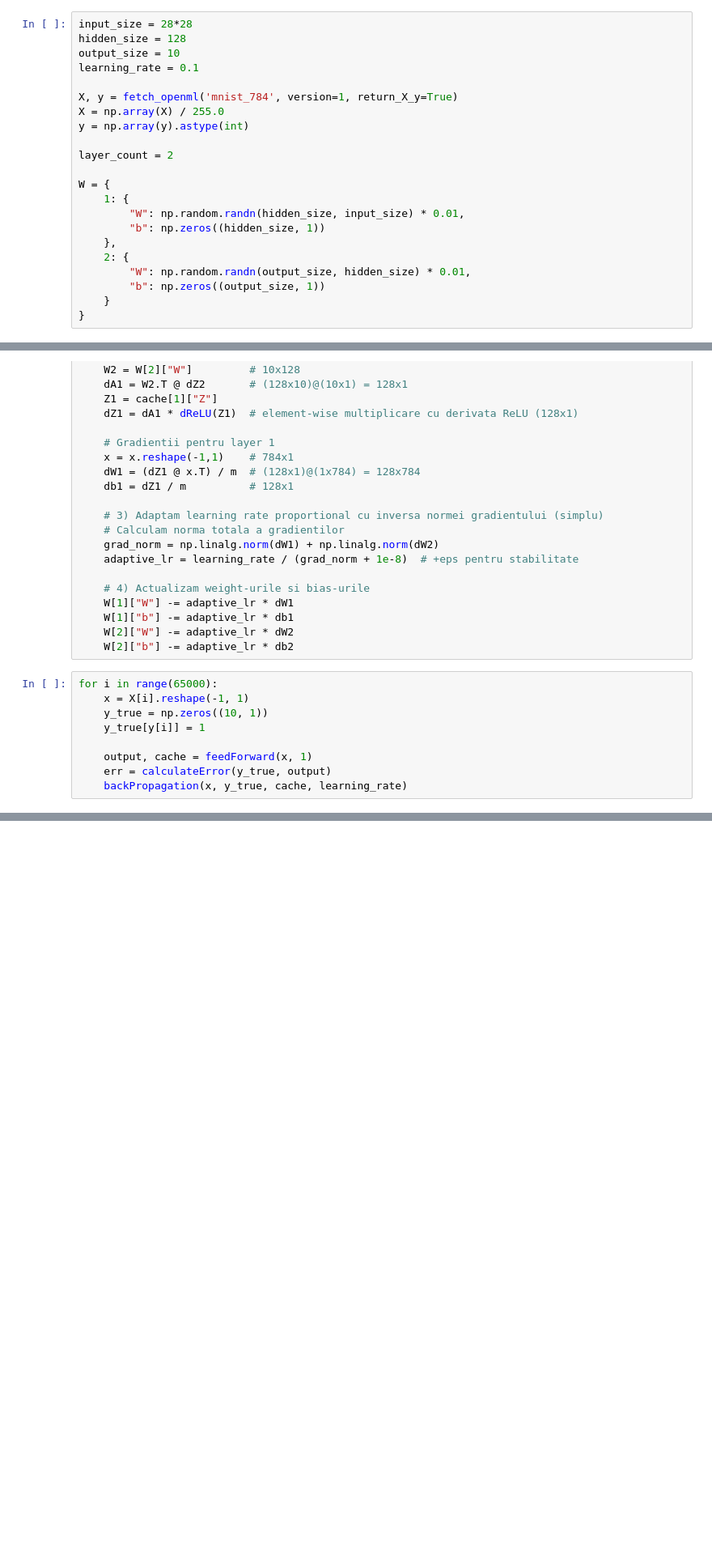
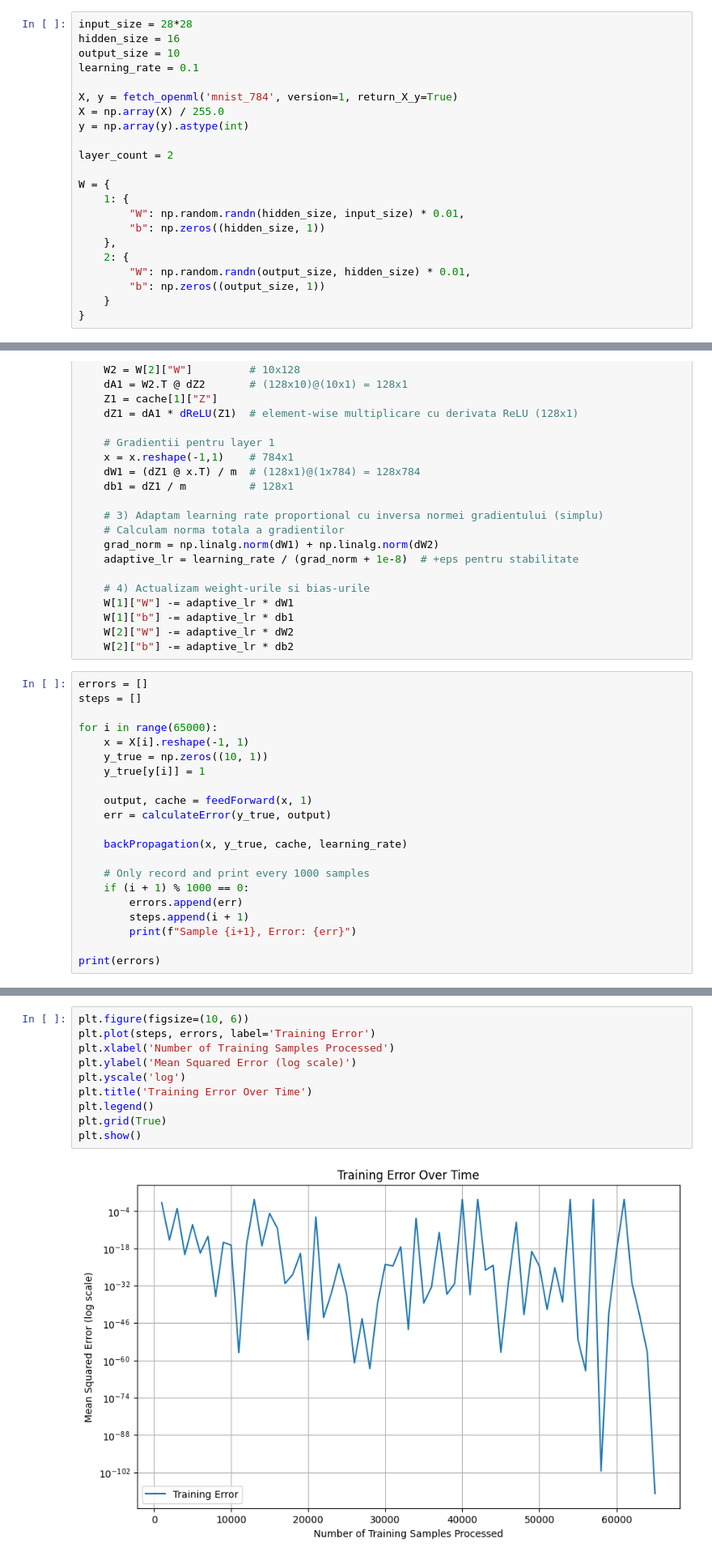
Before and after one commit to VictorINT/LearningNNs, a Jupyter notebook: NeuralNetwork.ipynb, the cells around one changed output, grey strips where cells are left out. Shown at 81% size. Drawn from its saved outputs; the diff is of its cells as text; blank space fills up the shorter version.

```diff
--- a/NeuralNetwork.ipynb
+++ b/NeuralNetwork.ipynb
@@ -4,6 +5,6 @@ from sklearn.datasets import fetch_openml
 # %%
 input_size = 28*28
-hidden_size = 128
+hidden_size = 16
 output_size = 10
 learning_rate = 0.1
 
@@ -93,6 +94,9 @@ def backPropagation(x, y_true, cache, learning_rate):
     W[2]["W"] -= adaptive_lr * dW2
     W[2]["b"] -= adaptive_lr * db2
 # %%
+errors = []
+steps = []
+
 for i in range(65000):
     x = X[i].reshape(-1, 1)
     y_true = np.zeros((10, 1))
@@ -100,4 +104,13 @@ for i in range(65000):
 
     output, cache = feedForward(x, 1)
     err = calculateError(y_true, output)
+
     backPropagation(x, y_true, cache, learning_rate)
+
+    # Only record and print every 1000 samples
+    if (i + 1) % 1000 == 0:
+        errors.append(err)
+        steps.append(i + 1)
+        print(f"Sample {i+1}, Error: {err}")
+
+print(errors)
@@ -104,3 +135,15 @@ for i in range(65000):
+# %%
+plt.figure(figsize=(10, 6))
+plt.plot(steps, errors, label='Training Error')
+plt.xlabel('Number of Training Samples Processed')
+plt.ylabel('Mean Squared Error (log scale)')
+plt.yscale('log')
+plt.title('Training Error Over Time')
+plt.legend()
+plt.grid(True)
+plt.show()
+# %% [output]
+[figure, added]
 # %%
 good_outcome = 0
 bad_outcome = 0
```
Also changed, not shown: parts of 3 cells of this notebook, 10 other files.
